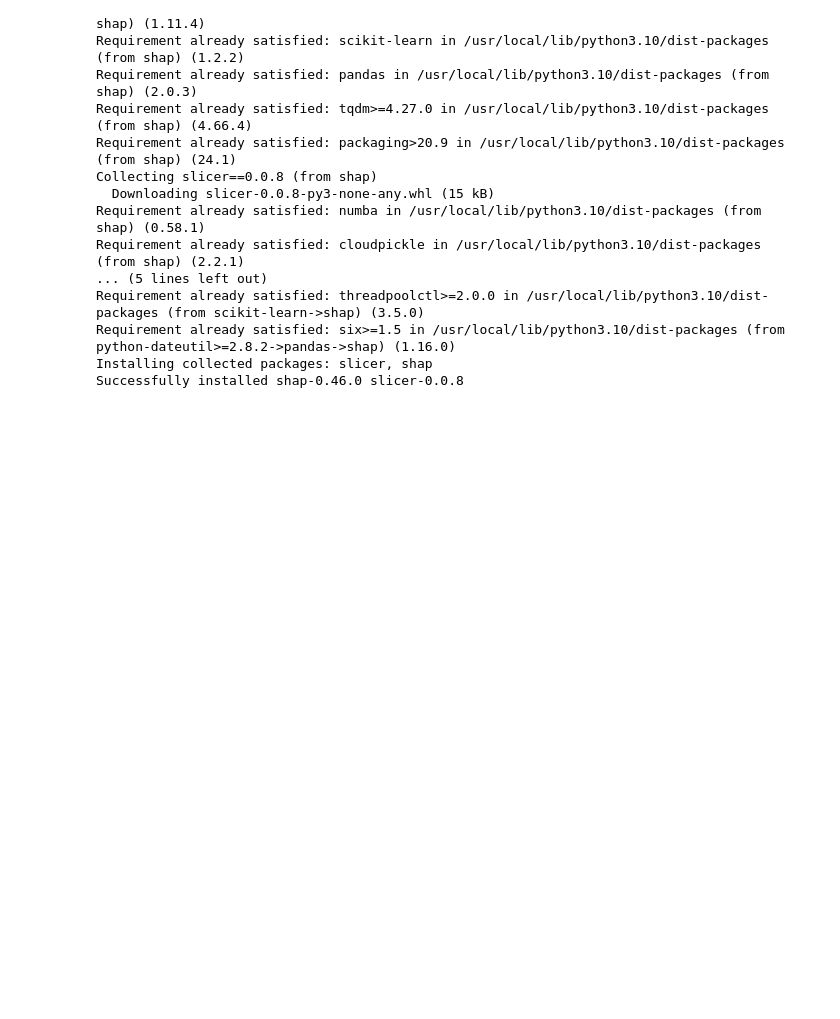
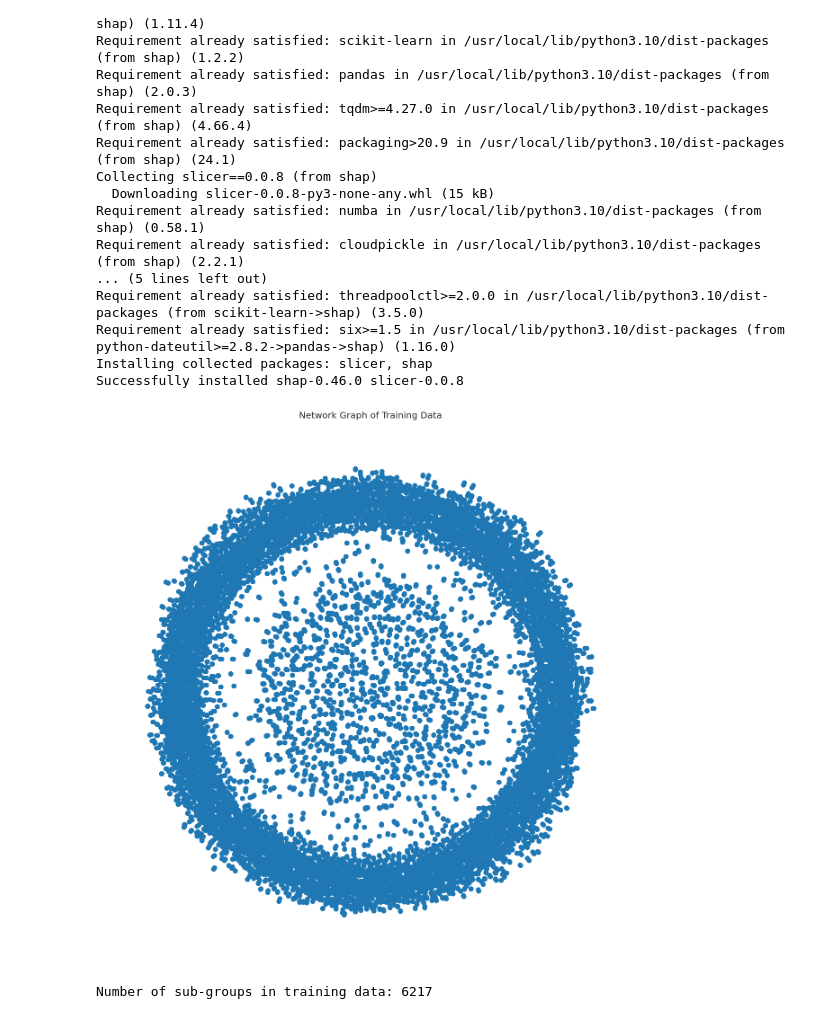
Before and after one commit to 7PAM2015-0509-2023-Group-20/-Kaggle-Challenge-20, a Jupyter notebook: Group_project_Kaggle_Challenge.ipynb, the cells around one changed output. Cells and saved outputs as stored; diff of their text form; code cells hidden in the pictures; blank space fills up the shorter version.

```diff
--- a/Group_project_Kaggle_Challenge.ipynb
+++ b/Group_project_Kaggle_Challenge.ipynb
@@ -682,3 +682,19 @@ def create_network(df):
         G.add_node(row['Group'], feature=row['Group_Size'])
         G.add_edge(row['PassengerId'], row['Group'])
     return G
+# %%
+# Create network for train data
+G_train = create_network(train_df)
+plt.figure(figsize=(12, 12))
+pos = nx.spring_layout(G_train)
+nx.draw(G_train, pos, node_size=50, with_labels=False)
+plt.title("Network Graph of Training Data")
+plt.show()
+# %% [output]
+[figure, added]
+# %%
+# Identify sub-groups within the dataset
+subgraphs = [G_train.subgraph(c).copy() for c in nx.connected_components(G_train)]
+print(f"Number of sub-groups in training data: {len(subgraphs)}")
+# %% [output]
+Number of sub-groups in training data: 6217
```
Also changed, not shown: parts of 5 cells of this notebook.
